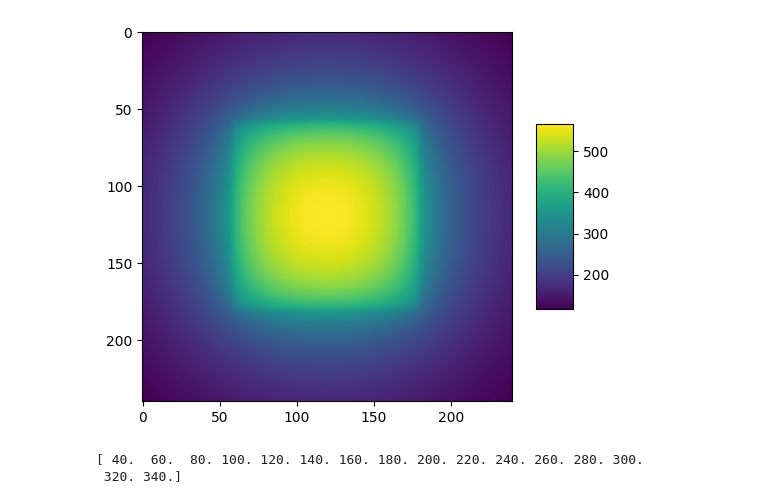
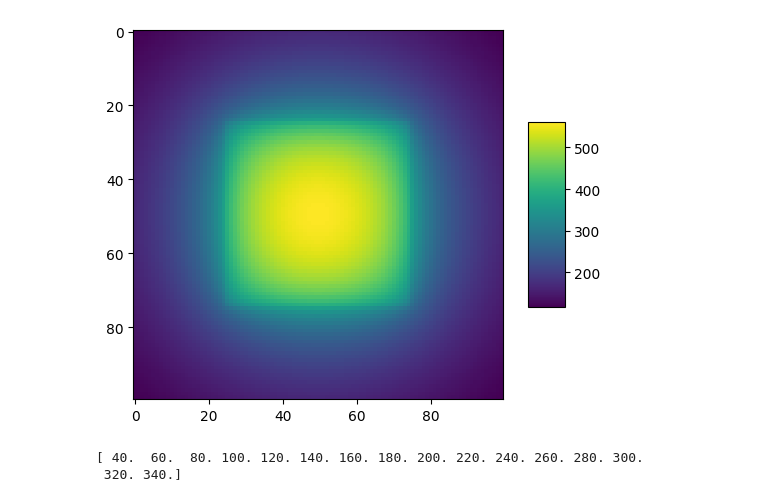
Before and after one commit to SickSmile1/naive-fft-mlms, a Jupyter notebook: results/plotResults.ipynb, the cells around one changed output. Cells and saved outputs as stored; diff of their text form; code cells hidden in the pictures.

```diff
--- a/results/plotResults.ipynb
+++ b/results/plotResults.ipynb
@@ -3,14 +3,14 @@ import numpy as np
 import matplotlib.pyplot as plt
 from matplotlib import cm
 # %%
-arr = np.fromfile("240_grid", sep='\t')
-arr2 = arr.reshape(240,240)
+arr = np.fromfile("100_grid", sep='\t')
+arr2 = arr.reshape(100,100)
 
 surf = plt.imshow(arr2,cmap='viridis')
 plt.colorbar(surf, shrink=0.5, aspect=5)
 plt.show()
 # %% [output]
-[figure, old version]
+[figure, new version]
 # %%
 x,y = np.loadtxt("timings_home.txt",
                  delimiter='\t',usecols=(0, 1), unpack=True)
```
Also changed, not shown: parts of 2 cells of this notebook, 24 other files.
